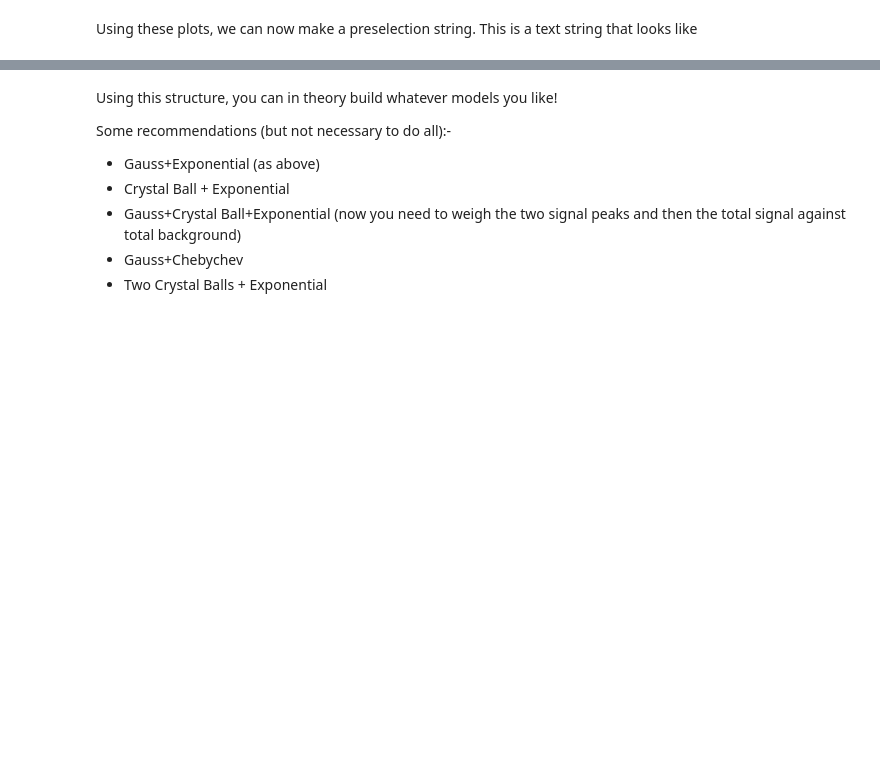
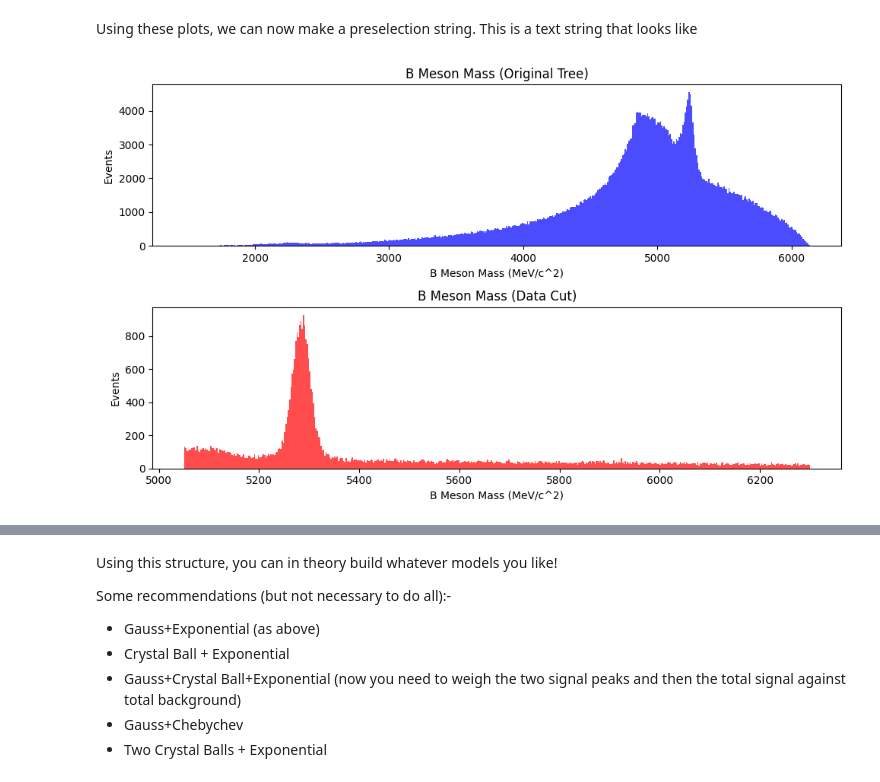
Before and after one commit to semnouws/PRA3024, a Jupyter notebook: LHCb_2024_Colab.ipynb, the cells around one changed output, grey strips where cells are left out. Drawn from its saved outputs; the diff is of its cells as text; code cells hidden in the pictures; blank space fills up the shorter version.

```diff
--- a/LHCb_2024_Colab.ipynb
+++ b/LHCb_2024_Colab.ipynb
@@ -448,3 +436,23 @@ ROOT.gApplication.Run()
+# %%
+# Create histograms for B meson mass from both the original tree and the CutTree
+plt.figure(figsize=(10, 6))
+
+plt.subplot(2, 1, 1)
+plt.hist(m_mother, bins=500, color='blue', alpha=0.7)
+plt.xlabel('B Meson Mass (MeV/c^2)')
+plt.ylabel('Events')
+plt.title('B Meson Mass (Original Tree)')
+
+plt.subplot(2, 1, 2)
+plt.hist(Data_Cut['B_Mass'], bins=500, color='red', alpha=0.7)
+plt.xlabel('B Meson Mass (MeV/c^2)')
+plt.ylabel('Events')
+plt.title('B Meson Mass (Data Cut)')
+
+plt.tight_layout()
+plt.show()
+# %% [output]
+[figure, added]
 # %% [markdown]
 #How do we count the number of events?
 
```
Also changed, not shown: parts of 12 cells of this notebook.
